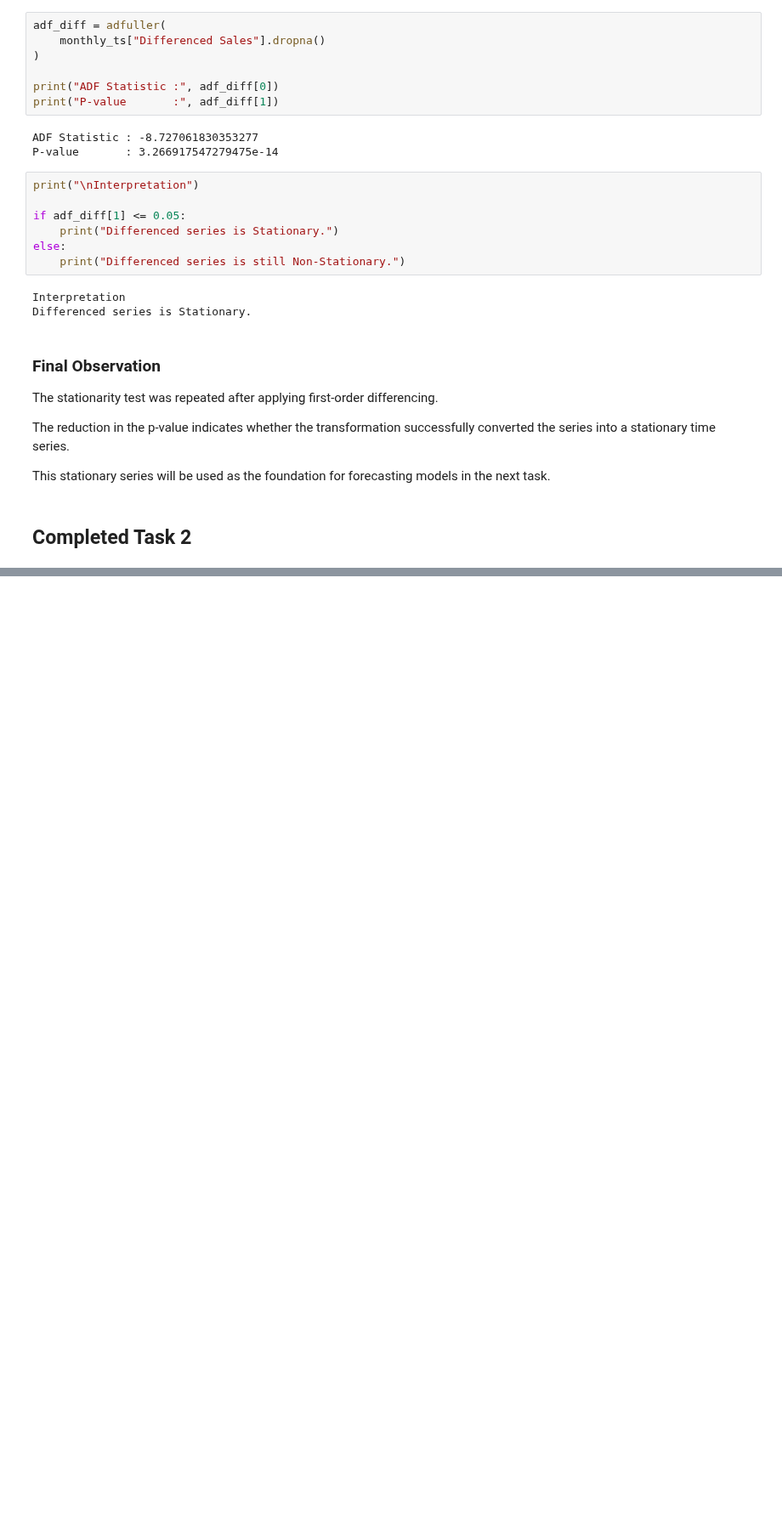
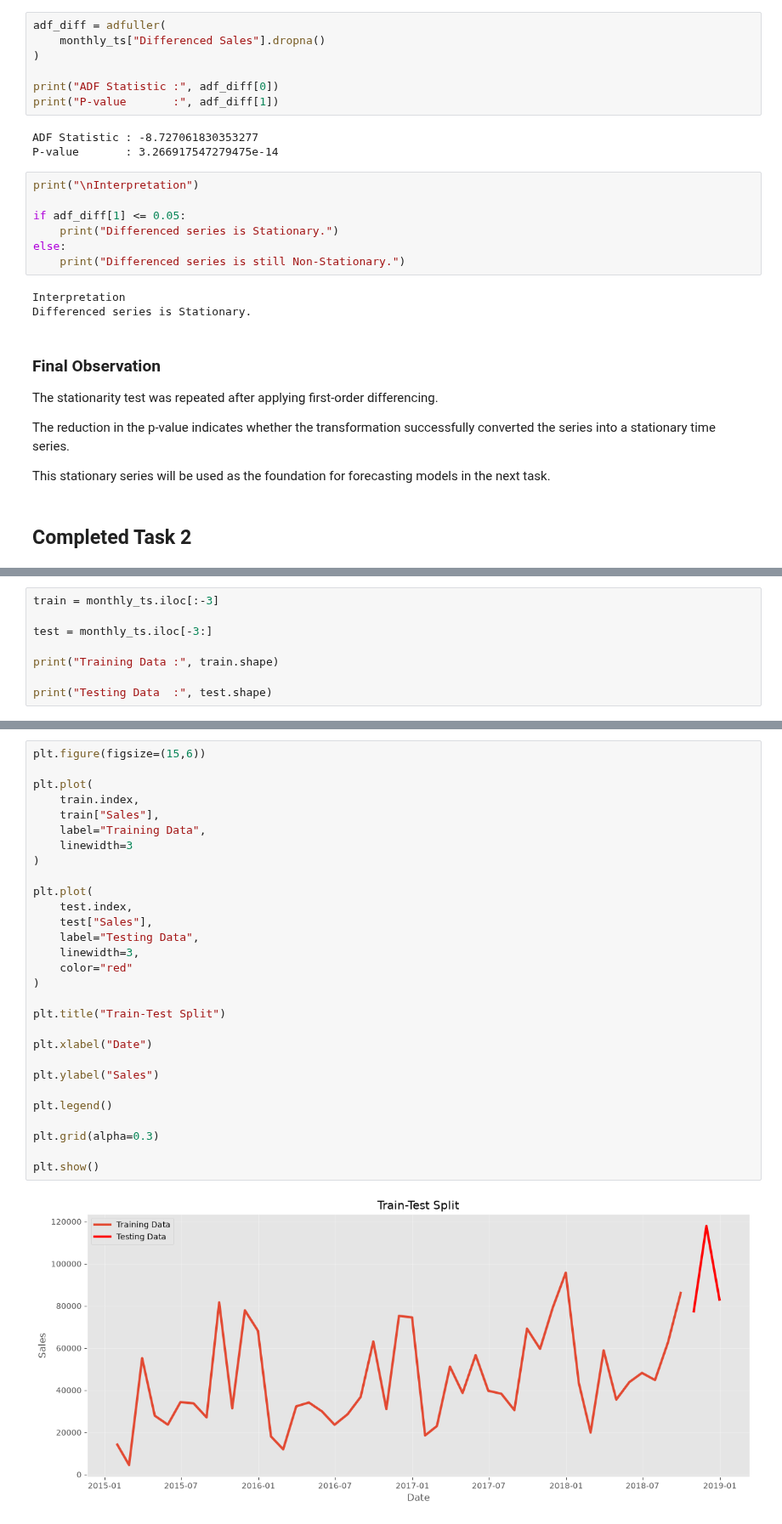
Before and after one commit to opmeenaji81/SalesForecasting_OmprakashMeena, a Jupyter notebook: analysis.ipynb, the cells around one changed output, grey strips where cells are left out. Shown at 85% size. Cells and saved outputs as stored; diff of their text form; blank space fills up the shorter version.

```diff
--- a/analysis.ipynb
+++ b/analysis.ipynb
@@ -1140,0 +1137,8 @@ This stationary series will be used as the foundation for forecasting models in
+# %%
+train = monthly_ts.iloc[:-3]
+
+test = monthly_ts.iloc[-3:]
+
+print("Training Data :", train.shape)
+
+print("Testing Data  :", test.shape)
@@ -1140,0 +1168,31 @@ This stationary series will be used as the foundation for forecasting models in
+# %%
+plt.figure(figsize=(15,6))
+
+plt.plot(
+    train.index,
+    train["Sales"],
+    label="Training Data",
+    linewidth=3
+)
+
+plt.plot(
+    test.index,
+    test["Sales"],
+    label="Testing Data",
+    linewidth=3,
+    color="red"
+)
+
+plt.title("Train-Test Split")
+
+plt.xlabel("Date")
+
+plt.ylabel("Sales")
+
+plt.legend()
+
+plt.grid(alpha=0.3)
+
+plt.show()
+# %% [output]
+[figure, added]
```
Also changed, not shown: parts of 20 cells of this notebook.
